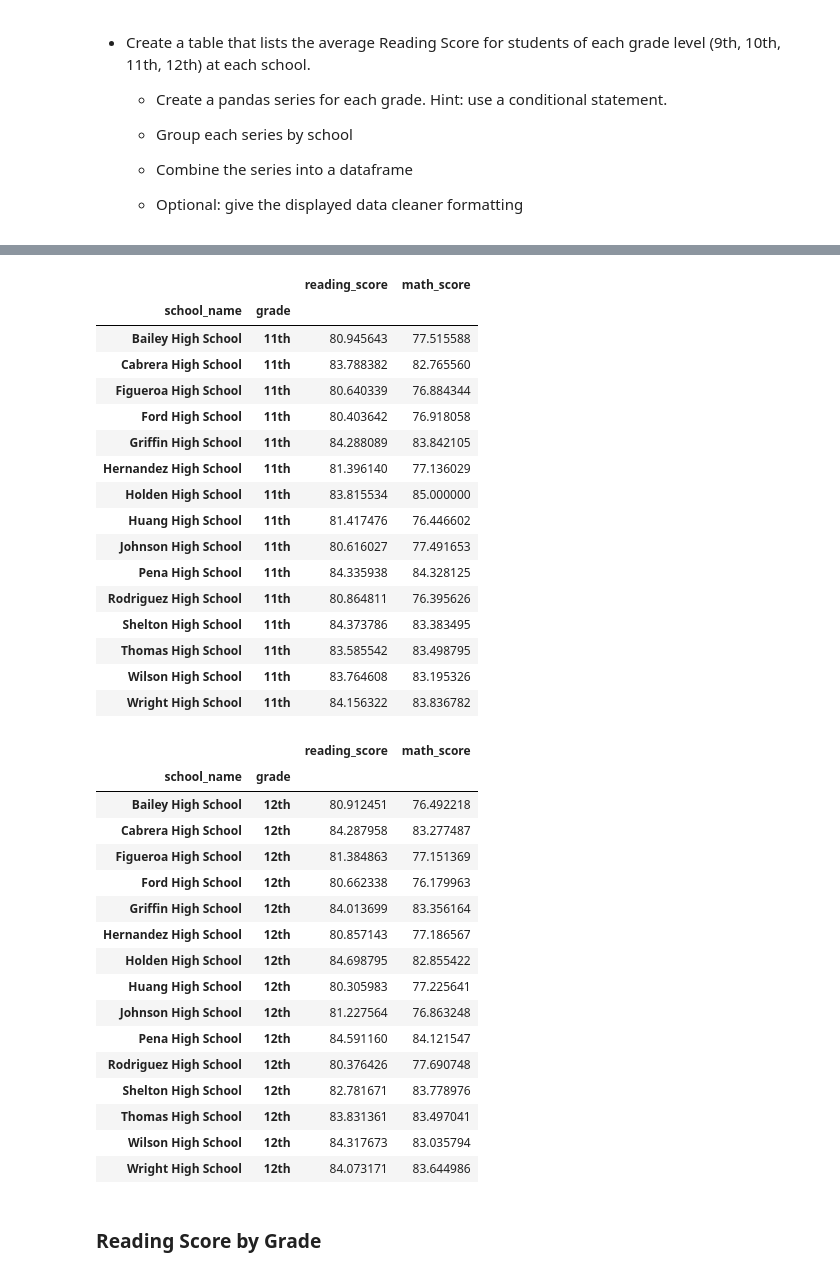
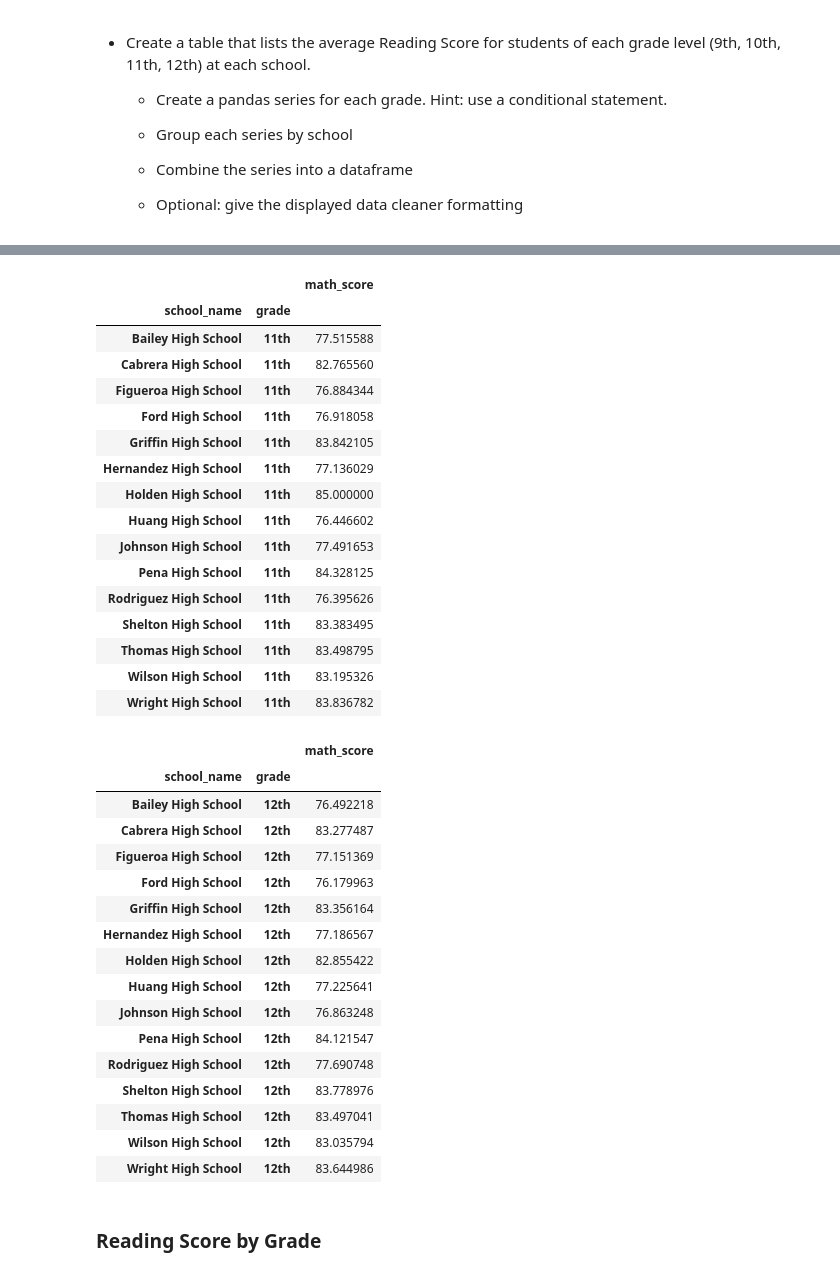
Before and after one commit to RobertSparadrap/Hello-World, a Jupyter notebook: assignment/week2/Python_Lab_Assignment.ipynb, the cells around one changed output, grey strips where cells are left out. Cells and saved outputs as stored; diff of their text form; code cells hidden in the pictures.

```diff
--- a/assignment/week2/Python_Lab_Assignment.ipynb
+++ b/assignment/week2/Python_Lab_Assignment.ipynb
@@ -538,45 +536,45 @@ school_data_complete[school_data_complete['grade'] == '10th'].groupby(['school_n
 # %%
 # Calculate the average math score for 11th grade in each school
-school_data_complete[school_data_complete['grade'] == '11th'].groupby(['school_name', 'grade']).mean(['reading_score', 'math_score']).iloc[0:, [1, 2]]
+school_data_complete[school_data_complete['grade'] == '11th'].groupby(['school_name', 'grade']).mean(['reading_score', 'math_score']).iloc[0:, [2]]
 # %% [output]
-|  |  | reading_score | math_score |
-| school_name | grade |  |  |
-| Bailey High School | 11th | 80.945643 | 77.515588 |
-| Cabrera High School | 11th | 83.788382 | 82.765560 |
-| Figueroa High School | 11th | 80.640339 | 76.884344 |
-| Ford High School | 11th | 80.403642 | 76.918058 |
-| Griffin High School | 11th | 84.288089 | 83.842105 |
-| Hernandez High School | 11th | 81.396140 | 77.136029 |
-| Holden High School | 11th | 83.815534 | 85.000000 |
-| Huang High School | 11th | 81.417476 | 76.446602 |
-| Johnson High School | 11th | 80.616027 | 77.491653 |
-| Pena High School | 11th | 84.335938 | 84.328125 |
-| Rodriguez High School | 11th | 80.864811 | 76.395626 |
-| Shelton High School | 11th | 84.373786 | 83.383495 |
-| Thomas High School | 11th | 83.585542 | 83.498795 |
-| Wilson High School | 11th | 83.764608 | 83.195326 |
-| Wright High School | 11th | 84.156322 | 83.836782 |
+|  |  | math_score |
+| school_name | grade |  |
+| Bailey High School | 11th | 77.515588 |
+| Cabrera High School | 11th | 82.765560 |
+| Figueroa High School | 11th | 76.884344 |
+| Ford High School | 11th | 76.918058 |
+| Griffin High School | 11th | 83.842105 |
+| Hernandez High School | 11th | 77.136029 |
+| Holden High School | 11th | 85.000000 |
+| Huang High School | 11th | 76.446602 |
+| Johnson High School | 11th | 77.491653 |
+| Pena High School | 11th | 84.328125 |
+| Rodriguez High School | 11th | 76.395626 |
+| Shelton High School | 11th | 83.383495 |
+| Thomas High School | 11th | 83.498795 |
+| Wilson High School | 11th | 83.195326 |
+| Wright High School | 11th | 83.836782 |
 # %%
 # Calculate the average math score for 12th grade in each school
-school_data_complete[school_data_complete['grade'] == '12th'].groupby(['school_name', 'grade']).mean(['reading_score', 'math_score']).iloc[0:, [1, 2]]
+school_data_complete[school_data_complete['grade'] == '12th'].groupby(['school_name', 'grade']).mean(['reading_score', 'math_score']).iloc[0:, [2]]
 # %% [output]
-|  |  | reading_score | math_score |
-| school_name | grade |  |  |
-| Bailey High School | 12th | 80.912451 | 76.492218 |
-| Cabrera High School | 12th | 84.287958 | 83.277487 |
-| Figueroa High School | 12th | 81.384863 | 77.151369 |
-| Ford High School | 12th | 80.662338 | 76.179963 |
-| Griffin High School | 12th | 84.013699 | 83.356164 |
-| Hernandez High School | 12th | 80.857143 | 77.186567 |
-| Holden High School | 12th | 84.698795 | 82.855422 |
-| Huang High School | 12th | 80.305983 | 77.225641 |
-| Johnson High School | 12th | 81.227564 | 76.863248 |
-| Pena High School | 12th | 84.591160 | 84.121547 |
-| Rodriguez High School | 12th | 80.376426 | 77.690748 |
-| Shelton High School | 12th | 82.781671 | 83.778976 |
-| Thomas High School | 12th | 83.831361 | 83.497041 |
-| Wilson High School | 12th | 84.317673 | 83.035794 |
-| Wright High School | 12th | 84.073171 | 83.644986 |
+|  |  | math_score |
+| school_name | grade |  |
+| Bailey High School | 12th | 76.492218 |
+| Cabrera High School | 12th | 83.277487 |
+| Figueroa High School | 12th | 77.151369 |
+| Ford High School | 12th | 76.179963 |
+| Griffin High School | 12th | 83.356164 |
+| Hernandez High School | 12th | 77.186567 |
+| Holden High School | 12th | 82.855422 |
+| Huang High School | 12th | 77.225641 |
+| Johnson High School | 12th | 76.863248 |
+| Pena High School | 12th | 84.121547 |
+| Rodriguez High School | 12th | 77.690748 |
+| Shelton High School | 12th | 83.778976 |
+| Thomas High School | 12th | 83.497041 |
+| Wilson High School | 12th | 83.035794 |
+| Wright High School | 12th | 83.644986 |
 # %% [markdown]
 ### Reading Score by Grade
 # %% [markdown]
```
Also changed, not shown: parts of 27 cells of this notebook.
